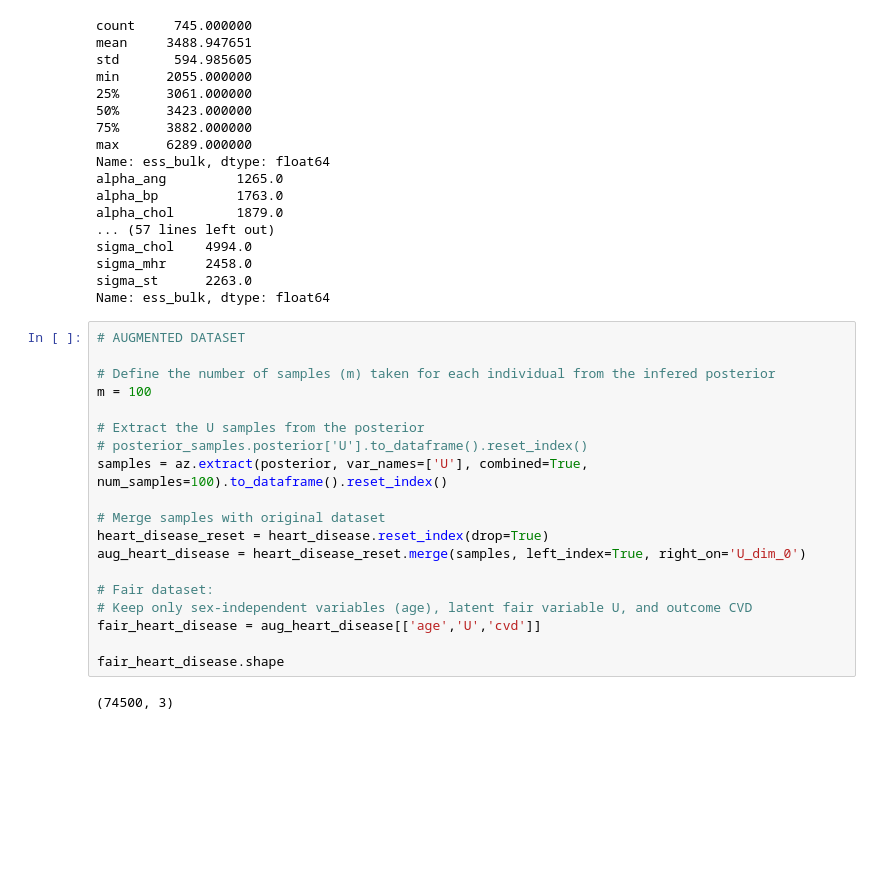
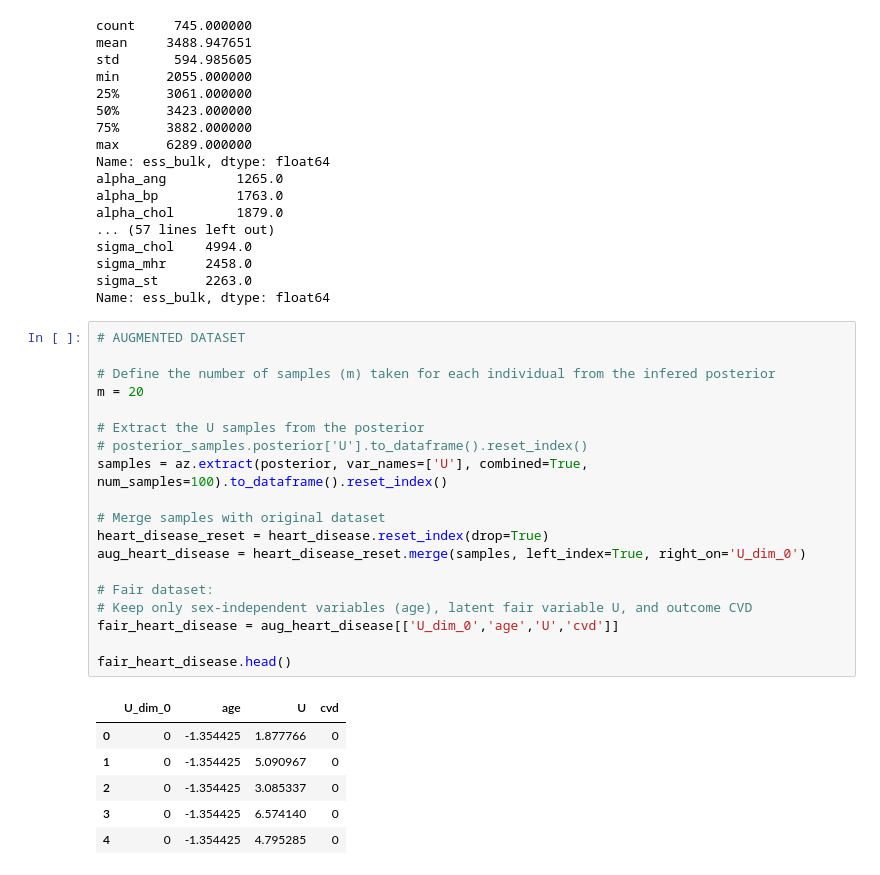
Before and after one commit to LuSyo/Health-ML-Bias-Experiments, a Jupyter notebook: notebooks/02_CAD_counterfactual_fairness.ipynb, the cells around one changed output. Saved outputs shown, nothing was run; the diff lists cells and outputs as text; blank space fills up the shorter version.

```diff
--- a/notebooks/02_CAD_counterfactual_fairness.ipynb
+++ b/notebooks/02_CAD_counterfactual_fairness.ipynb
@@ -337,21 +337,26 @@ Name: ess_bulk, dtype: float64
 # %%
 # AUGMENTED DATASET
 
 # Define the number of samples (m) taken for each individual from the infered posterior
-m = 100
+m = 20
 
 # Extract the U samples from the posterior
 # posterior_samples.posterior['U'].to_dataframe().reset_index()
 samples = az.extract(posterior, var_names=['U'], combined=True, num_samples=100).to_dataframe().reset_index()
 
 # Merge samples with original dataset
 heart_disease_reset = heart_disease.reset_index(drop=True)
 aug_heart_disease = heart_disease_reset.merge(samples, left_index=True, right_on='U_dim_0')
 
 # Fair dataset:
 # Keep only sex-independent variables (age), latent fair variable U, and outcome CVD
-fair_heart_disease = aug_heart_disease[['age','U','cvd']]
+fair_heart_disease = aug_heart_disease[['U_dim_0','age','U','cvd']]
 
-fair_heart_disease.shape
+fair_heart_disease.head()
 # %% [output]
-(74500, 3)
+|  | U_dim_0 | age | U | cvd |
+| 0 | 0 | -1.354425 | 1.877766 | 0 |
+| 1 | 0 | -1.354425 | 5.090967 | 0 |
+| 2 | 0 | -1.354425 | 3.085337 | 0 |
+| 3 | 0 | -1.354425 | 6.574140 | 0 |
+| 4 | 0 | -1.354425 | 4.795285 | 0 |
```
Also changed, not shown: parts of 4 cells of this notebook.
